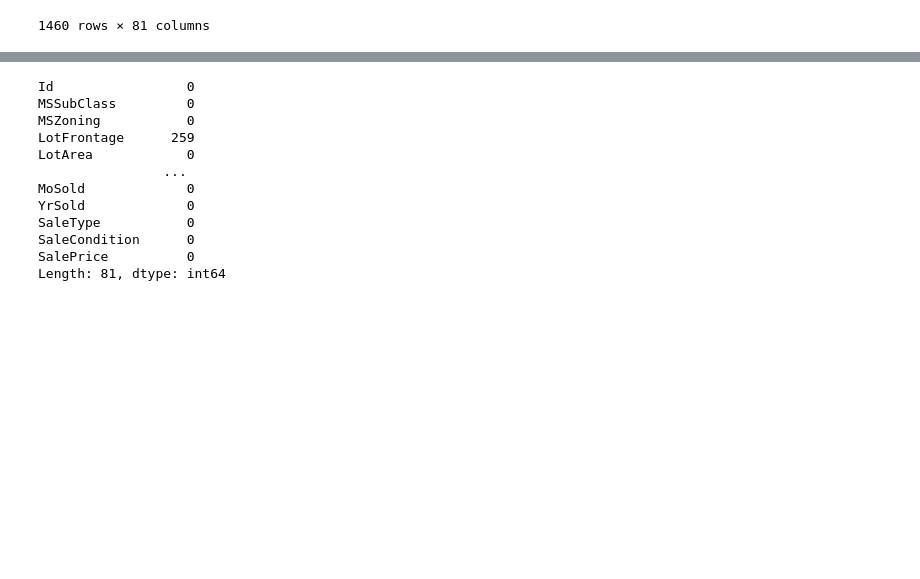
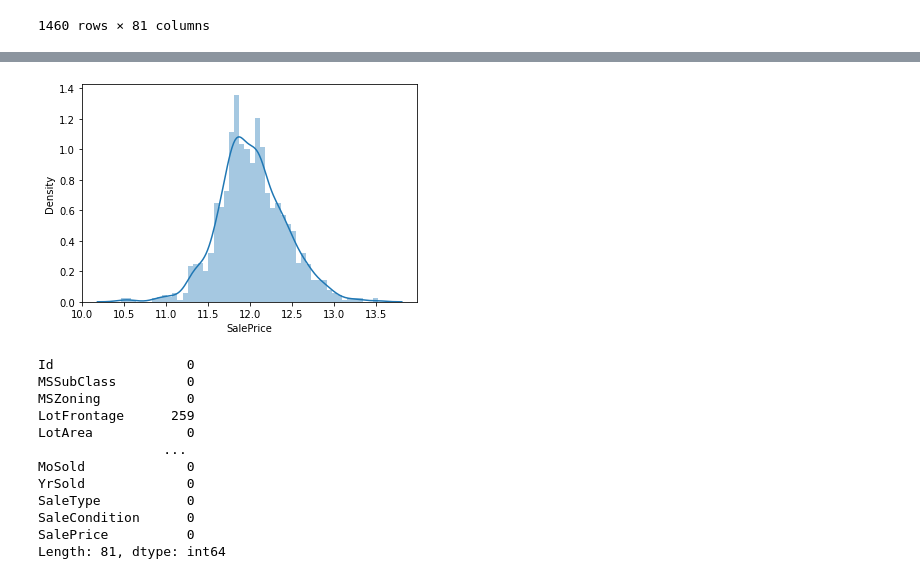
Before and after one commit to younesabdolmalaky/home-price, a Jupyter notebook: Home_Price.ipynb, the cells around one changed output, grey strips where cells are left out. Drawn from its saved outputs; the diff is of its cells as text; code cells hidden in the pictures; blank space fills up the shorter version.

```diff
--- a/Home_Price.ipynb
+++ b/Home_Price.ipynb
@@ -66 +70,5 @@ df
+# %%
+sns.distplot(np.log(df['SalePrice']+1) , bins =50);
+# %% [output]
+[figure, added]
 # %%
```
Also changed, not shown: parts of 17 cells of this notebook.
